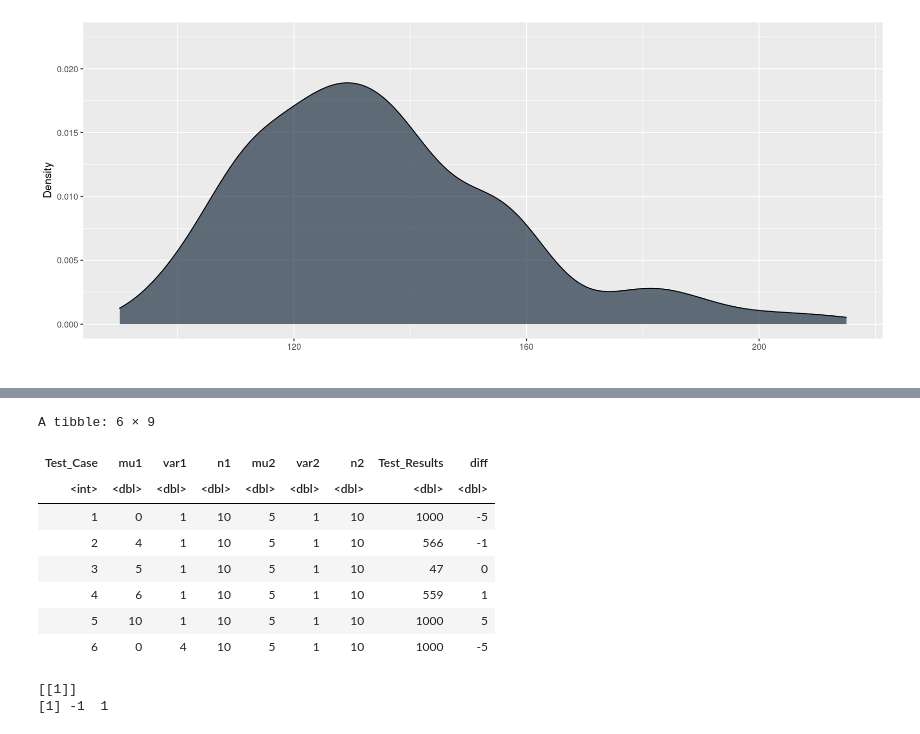
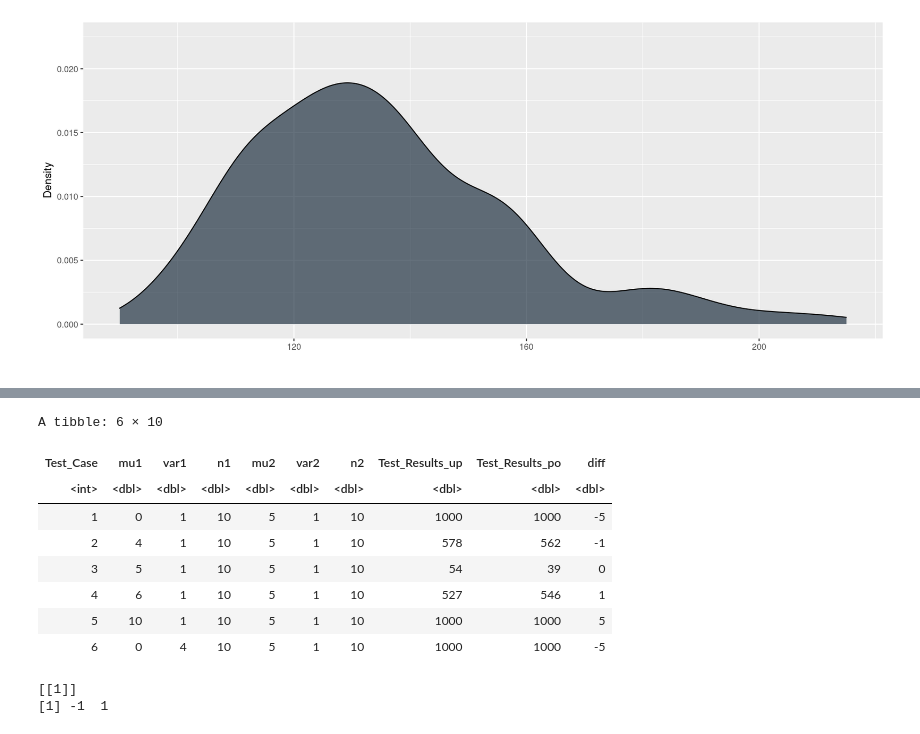
Before and after one commit to hkopanski/502_final_project, a Jupyter notebook: 502_Project.ipynb, the cells around one changed output, grey strips where cells are left out. Cells and saved outputs as stored; diff of their text form; code cells hidden in the pictures.

Commit message:
added pooled hypothesis testing for Part II

```diff
--- a/502_Project.ipynb
+++ b/502_Project.ipynb
@@ -1152,14 +909,26 @@ n2 <- c(10, 30, 70)
 
 
 df_combo <- expand.grid(mu1, var1, n1, mu2, var2, n2)
-df_combo2 <- tibble(cbind(1:nrow(df_combo), df_combo, rep(0, nrow(df_combo))))
-colnames(df_combo2) <- c("Test_Case", "mu1", "var1", "n1", "mu2", "var2", "n2", "Test_Results")
+df_combo2 <- tibble(cbind(1:nrow(df_combo), df_combo, matrix(rep(0, 2 * nrow(df_combo)), ncol = 2)))
+colnames(df_combo2) <- c("Test_Case", "mu1", "var1", "n1", "mu2", "var2", "n2", "Test_Results_up", "Test_Results_po")
 
 test_results <- list()
+test_results2 <- list()
 
 for (i in 1:nrow(df_combo)){
     test_results[[i]] <- do.call(sim_test, as.list(as.numeric(df_combo[i,])))
+    test_results2[[i]] <- do.call(sim_test, as.list(as.numeric(c(df_combo[i,], pooled = TRUE))))
     df_combo2[i, 8] <- sum(as.data.frame(test_results[i])[,8])
+    df_combo2[i, 9] <- sum(as.data.frame(test_results2[i])[,8])
     }
 
-df_combo2 <- df_combo2 %>% mutate(diff = mu1 - mu2) %>% head()
+
+
+#for (i in 1:nrow(df_combo)){
+#    test_results2[[i]] <- do.call(sim_test, as.list(as.numeric(c(df_combo[i,], pooled = TRUE))))
+#    df_combo2[i, 9] <- sum(as.data.frame(test_results2[i])[,8])
+#    }
+
+df_combo2 <- df_combo2 %>% mutate(diff = mu1 - mu2)
+
+df_combo2 %>% head()
@@ -1166,17 +945,15 @@ df_combo2 <- df_combo2 %>% mutate(diff = mu1 - mu2) %>% head()
-# %%
-df_combo2 <- df_combo2 %>% mutate(diff = mu1 - mu2) %>% head()
 # %%
-df_combo2
+df_combo2 %>% head()
 # %% [output]
-A tibble: 6 × 9
+A tibble: 6 × 10
-| Test_Case | mu1 | var1 | n1 | mu2 | var2 | n2 | Test_Results | diff |
-| <int> | <dbl> | <dbl> | <dbl> | <dbl> | <dbl> | <dbl> | <dbl> | <dbl> |
-| 1 | 0 | 1 | 10 | 5 | 1 | 10 | 1000 | -5 |
-| 2 | 4 | 1 | 10 | 5 | 1 | 10 | 566 | -1 |
-| 3 | 5 | 1 | 10 | 5 | 1 | 10 | 47 | 0 |
-| 4 | 6 | 1 | 10 | 5 | 1 | 10 | 559 | 1 |
-| 5 | 10 | 1 | 10 | 5 | 1 | 10 | 1000 | 5 |
-| 6 | 0 | 4 | 10 | 5 | 1 | 10 | 1000 | -5 |
+| Test_Case | mu1 | var1 | n1 | mu2 | var2 | n2 | Test_Results_up | Test_Results_po | diff |
+| <int> | <dbl> | <dbl> | <dbl> | <dbl> | <dbl> | <dbl> | <dbl> | <dbl> | <dbl> |
+| 1 | 0 | 1 | 10 | 5 | 1 | 10 | 1000 | 1000 | -5 |
+| 2 | 4 | 1 | 10 | 5 | 1 | 10 | 578 | 562 | -1 |
+| 3 | 5 | 1 | 10 | 5 | 1 | 10 | 54 | 39 | 0 |
+| 4 | 6 | 1 | 10 | 5 | 1 | 10 | 527 | 546 | 1 |
+| 5 | 10 | 1 | 10 | 5 | 1 | 10 | 1000 | 1000 | 5 |
+| 6 | 0 | 4 | 10 | 5 | 1 | 10 | 1000 | 1000 | -5 |
 # %%
 df_combo2  %>% mutate(diff = mu1 - mu2) %>% filter(Test_Results <= 950, diff !=0 ) %>% select(diff) %>% unique() %>% as.list() %>% unname()
 # %% [output]
```
Also changed, not shown: parts of 5 cells of this notebook, 3 other files.
